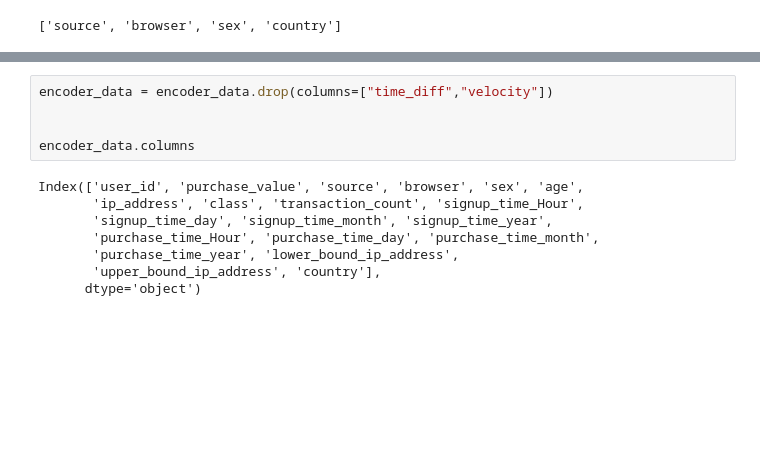
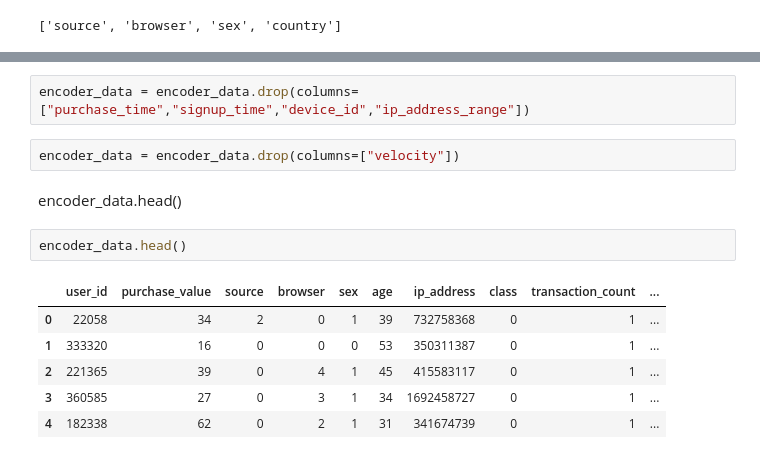
Before and after one commit to davekindea/week8, a Jupyter notebook: notebooks/task1.ipynb, the cells around one changed output, grey strips where cells are left out. Cells and saved outputs as stored; diff of their text form; blank space fills up the shorter version.

```diff
--- a/notebooks/task1.ipynb
+++ b/notebooks/task1.ipynb
@@ -493,16 +497,18 @@ encoder_data.head()
+# %%
+encoder_data = encoder_data.drop(columns=["purchase_time","signup_time","device_id","ip_address_range"])
 # %%
-encoder_data = encoder_data.drop(columns=["time_diff","velocity"])
-
-
-encoder_data.columns
+encoder_data = encoder_data.drop(columns=["velocity"])
-# %% [output]
-Index(['user_id', 'purchase_value', 'source', 'browser', 'sex', 'age',
-       'ip_address', 'class', 'transaction_count', 'signup_time_Hour',
-       'signup_time_day', 'signup_time_month', 'signup_time_year',
-       'purchase_time_Hour', 'purchase_time_day', 'purchase_time_month',
-       'purchase_time_year', 'lower_bound_ip_address',
-       'upper_bound_ip_address', 'country'],
-      dtype='object')
+# %% [markdown]
+encoder_data.head()
+# %%
+encoder_data.head()
+# %% [output]
+|  | user_id | purchase_value | source | browser | sex | age | ip_address | class | transaction_count | ... |
+| 0 | 22058 | 34 | 2 | 0 | 1 | 39 | 732758368 | 0 | 1 | ... |
+| 1 | 333320 | 16 | 0 | 0 | 0 | 53 | 350311387 | 0 | 1 | ... |
+| 2 | 221365 | 39 | 0 | 4 | 1 | 45 | 415583117 | 0 | 1 | ... |
+| 3 | 360585 | 27 | 0 | 3 | 1 | 34 | 1692458727 | 0 | 1 | ... |
+| 4 | 182338 | 62 | 0 | 2 | 1 | 31 | 341674739 | 0 | 1 | ... |
 # %%
 from sklearn.preprocessing import MinMaxScaler
 scaler=MinMaxScaler()
```
Also changed, not shown: parts of 16 cells of this notebook, 2 other files.
